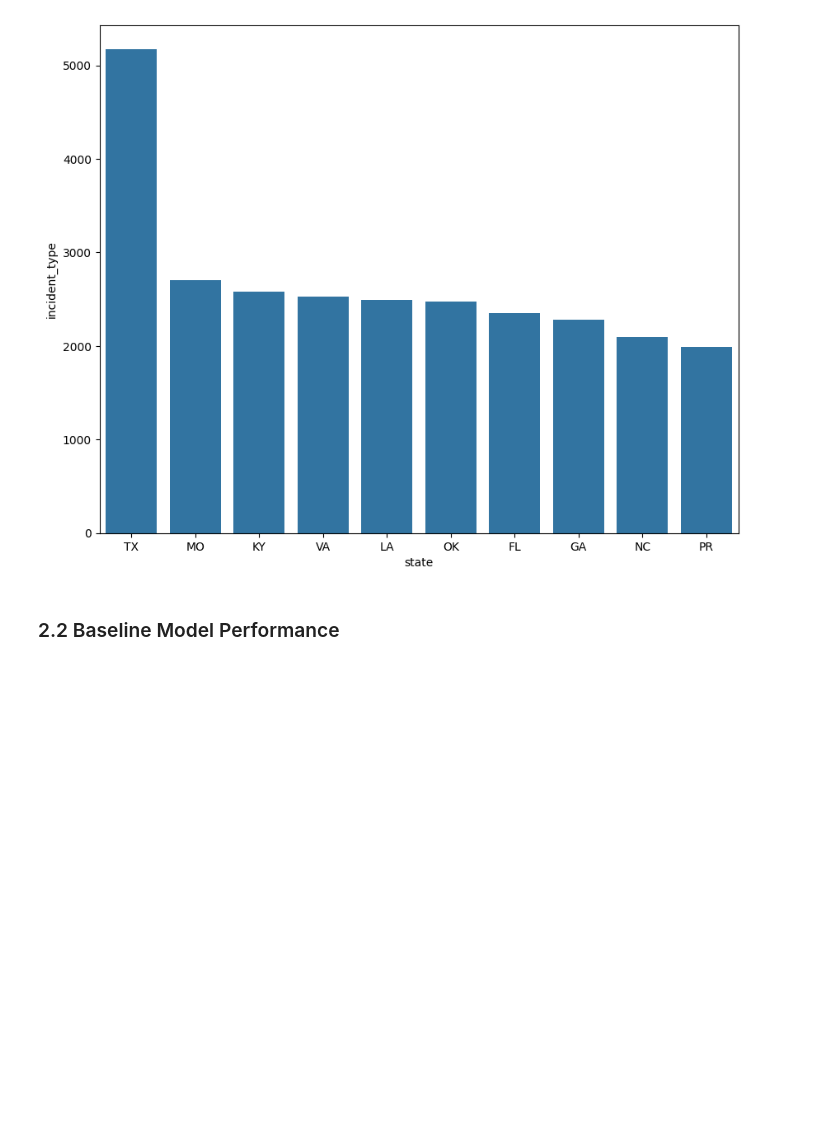
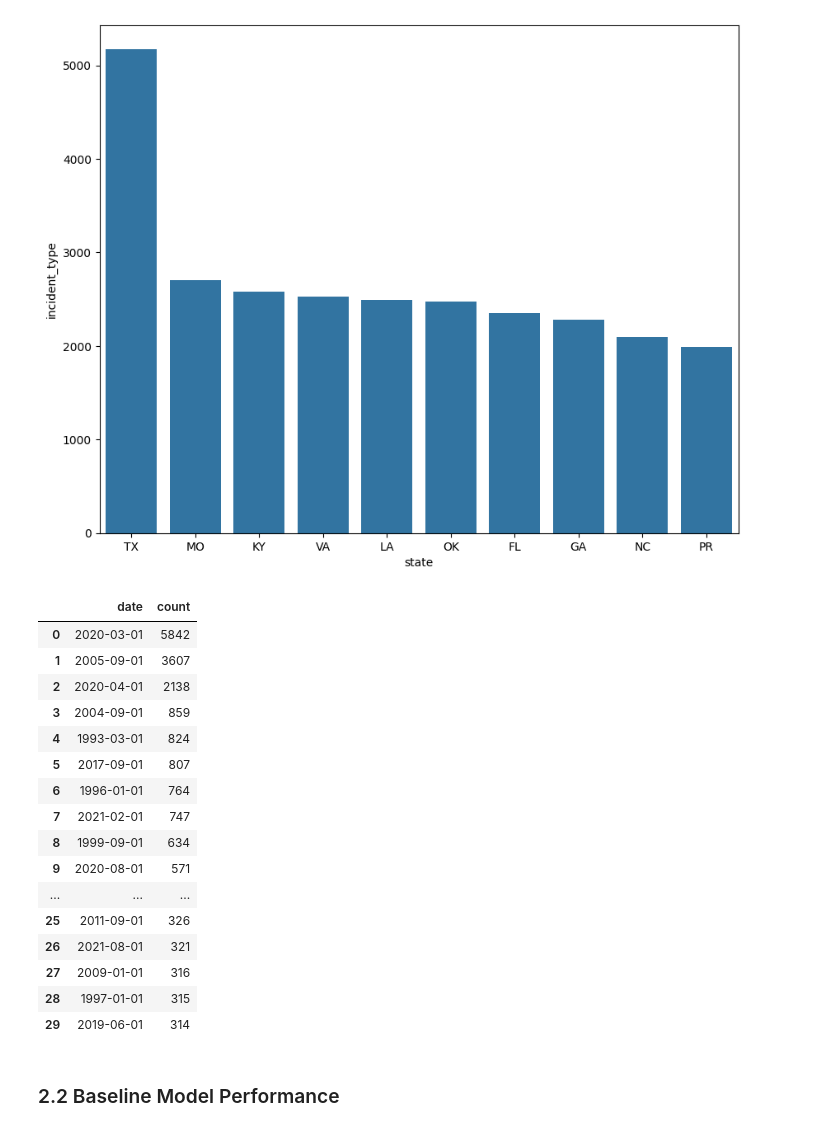
Before and after one commit to helloklow/natural_disasters, a Jupyter notebook: notebooks/low_eda.ipynb, the cells around one changed output. Cells and saved outputs as stored; diff of their text form; code cells hidden in the pictures; blank space fills up the shorter version.

```diff
--- a/notebooks/low_eda.ipynb
+++ b/notebooks/low_eda.ipynb
@@ -20,3 +20,18 @@ df['declaration_dtm']=pd.to_datetime(df['declaration_date'], format='%Y-%m-%dT%H
 
 # Create resampled_df containing 'state', 'declaration_dtm', and 'incident_type'
 resampled_df=(df.assign(date=lambda d: pd.to_datetime(d['declaration_dtm'], format="%Y-%m-%d"))[['state', 'declaration_dtm', 'incident_type']])
+# %%
+# Floor day of the month so that all incidents are reported on the same day monthly (for monthly counts)
+# Create 'month' column to filter month from 'declaration_dtm'
+df['month']=pd.to_datetime(df['declaration_dtm'], format='%b').dt.month
+
+# Create 'year' column to filter year from 'declaration_dtm'
+df['year']=pd.to_datetime(df['declaration_dtm'], format='%Y').dt.year
+
+# Create 'date' column with year-month format of each incident, with day assigned to 1
+df["date"]=pd.to_datetime(df[['year', 'month']].assign(day=1))
+
+# Create subset_df with reformatted 'date', 'incident_type', and 'state'
+date_df=df[['date', 'incident_type', 'state']]
+
+date_df.head()
@@ -210,6 +232,28 @@ plt.figure(figsize=(10,8))
 sns.barplot(x="state", y="incident_type", data=state_risk);
 # %% [output]
 [figure]
+# %%
+count_date_df=date_df.date.value_counts().reset_index()
+
+count_date_df.head(30)
+# %% [output]
+|  | date | count |
+| 0 | 2020-03-01 | 5842 |
+| 1 | 2005-09-01 | 3607 |
+| 2 | 2020-04-01 | 2138 |
+| 3 | 2004-09-01 | 859 |
+| 4 | 1993-03-01 | 824 |
+| 5 | 2017-09-01 | 807 |
+| 6 | 1996-01-01 | 764 |
+| 7 | 2021-02-01 | 747 |
+| 8 | 1999-09-01 | 634 |
+| 9 | 2020-08-01 | 571 |
+| ... | ... | ... |
+| 25 | 2011-09-01 | 326 |
+| 26 | 2021-08-01 | 321 |
+| 27 | 2009-01-01 | 316 |
+| 28 | 1997-01-01 | 315 |
+| 29 | 2019-06-01 | 314 |
 # %% [markdown]
 ### 2.2 Baseline Model Performance
 # %% [markdown]
```
Also changed, not shown: parts of 1 cell of this notebook, 2 other files.
